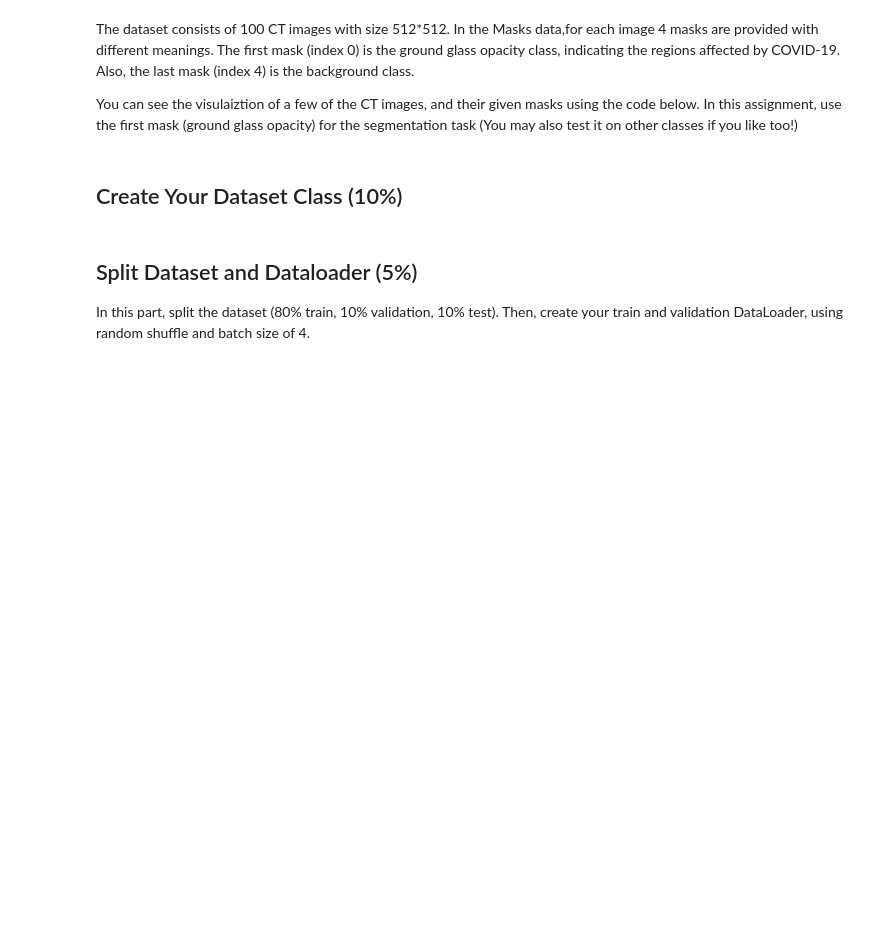
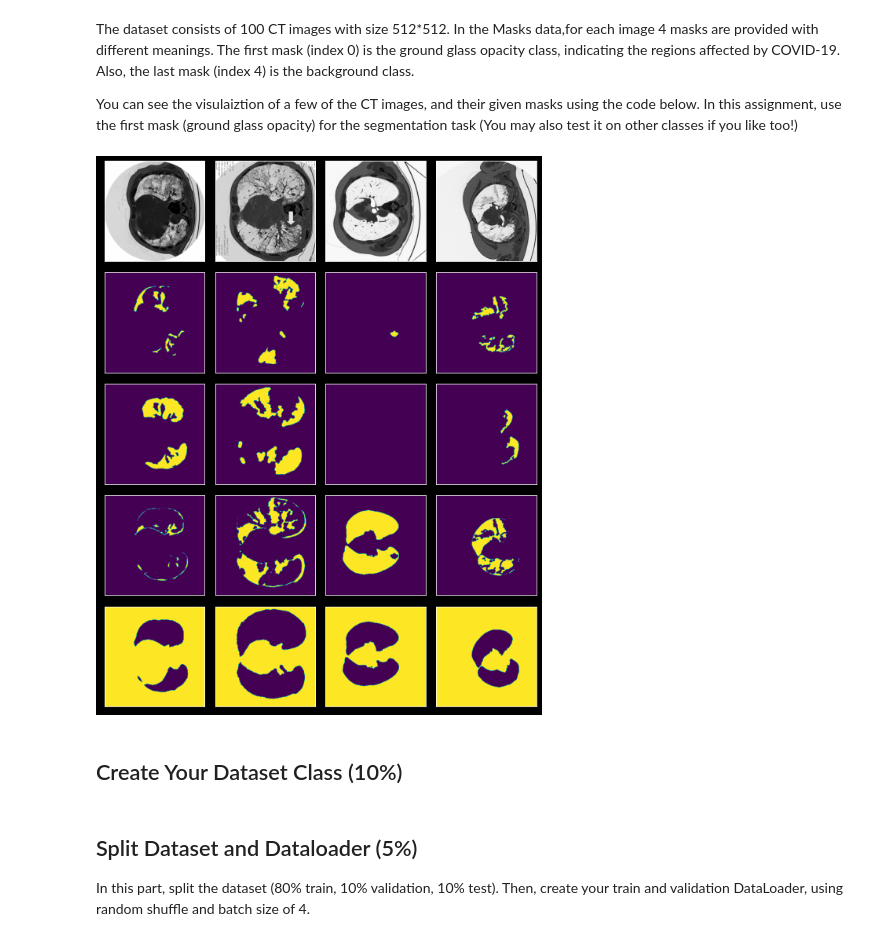
Before and after one commit to zahraDehghanian97/Semantics_segmentation_Unet, a Jupyter notebook: SemanticsSegmentation.ipynb, the cells around one changed output. Drawn from its saved outputs; the diff is of its cells as text; code cells hidden in the pictures; blank space fills up the shorter version.

```diff
--- a/SemanticsSegmentation.ipynb
+++ b/SemanticsSegmentation.ipynb
@@ -51,33 +52,35 @@ You can see the visulaiztion of a few of the CT images, and their given masks us
 import matplotlib.pyplot as plt
 
 plt.style.use("dark_background")
 
-def visualize(image_batch, mask_batch=None, pred_batch=None, num_samples=8):
+def visualize(image_batch, mask_batch=None, pred_batch=None, num_samples=4):
     num_classes = mask_batch.shape[-1] if mask_batch is not None else 0
     fix, ax = plt.subplots(num_classes + 1, num_samples, figsize=(num_samples * 2, (num_classes + 1) * 2))
     for i in range(num_samples):
         ax_image = ax[0, i] if num_classes > 0 else ax[i]
         ax_image.imshow(image_batch[i,:,:,0], cmap="Greys")
         ax_image.set_xticks([])
         ax_image.set_yticks([])
 
         if mask_batch is not None:
             for j in range(num_classes):
                 if pred_batch is None:
                     #print(j)
                     mask_to_show = mask_batch[i,:,:,j]
                 else:
                     mask_to_show = np.zeros(shape=(*mask_batch.shape[1:-1], 3))
                     mask_to_show[..., 0] = pred_batch[i,:,:,j] > 0.5
                     mask_to_show[..., 1] = mask_batch[i,:,:,j]
                 ax[j + 1, i].imshow(mask_to_show, vmin=0, vmax=1)
                 ax[j + 1, i].set_xticks([])
                 ax[j + 1, i].set_yticks([])
 
     plt.tight_layout()
     plt.show()
 
 
 visualize(images, masks)
+# %% [output]
+[figure, added]
 # %% [markdown]
 ## Create Your Dataset Class (10%)
```
Also changed, not shown: parts of 14 cells of this notebook.
